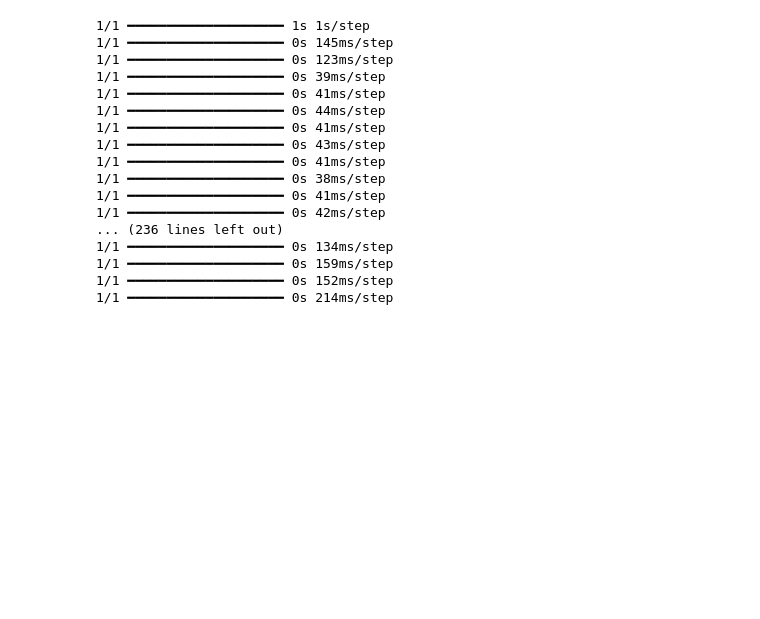
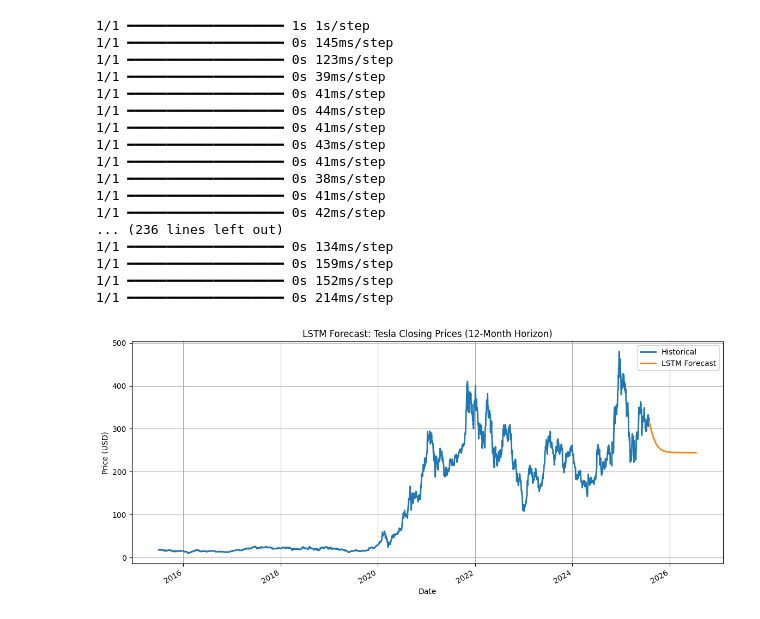
Before and after one commit to Filimon-H/GMF-investment-portfolio-management, a Jupyter notebook: notebooks/forecast_future.ipynb, the cells around one changed output. Saved outputs shown, nothing was run; the diff lists cells and outputs as text; code cells hidden in the pictures; blank space fills up the shorter version.

Commit message:
feat: plot 12-month LSTM forecast alongside historical TSLA Close prices

```diff
--- a/notebooks/forecast_future.ipynb
+++ b/notebooks/forecast_future.ipynb
@@ -56,3 +56,29 @@ future_preds = scaler.inverse_transform(np.array(future_preds_scaled).reshape(-1
 1/1 ━━━━━━━━━━━━━━━━━━━━ 0s 159ms/step
 1/1 ━━━━━━━━━━━━━━━━━━━━ 0s 152ms/step
 1/1 ━━━━━━━━━━━━━━━━━━━━ 0s 214ms/step
+# %%
+# Extend date range from last date
+last_date = close_prices.index[-1]
+future_dates = pd.bdate_range(start=last_date + pd.Timedelta(days=1), periods=252)  # business days
+
+# Create forecast DataFrame
+future_df = pd.DataFrame({
+    "Date": future_dates,
+    "Forecast": future_preds.flatten()
+}).set_index("Date")
+
+# Combine with historical Close
+combined = pd.concat([close_prices, future_df], axis=1)
+
+# Plot
+plt.figure(figsize=(14, 6))
+combined["Close"].plot(label="Historical", linewidth=2)
+combined["Forecast"].plot(label="LSTM Forecast", linewidth=2)
+plt.title("LSTM Forecast: Tesla Closing Prices (12-Month Horizon)")
+plt.ylabel("Price (USD)")
+plt.xlabel("Date")
+plt.legend()
+plt.grid(True)
+plt.show()
+# %% [output]
+[figure, added]
```
